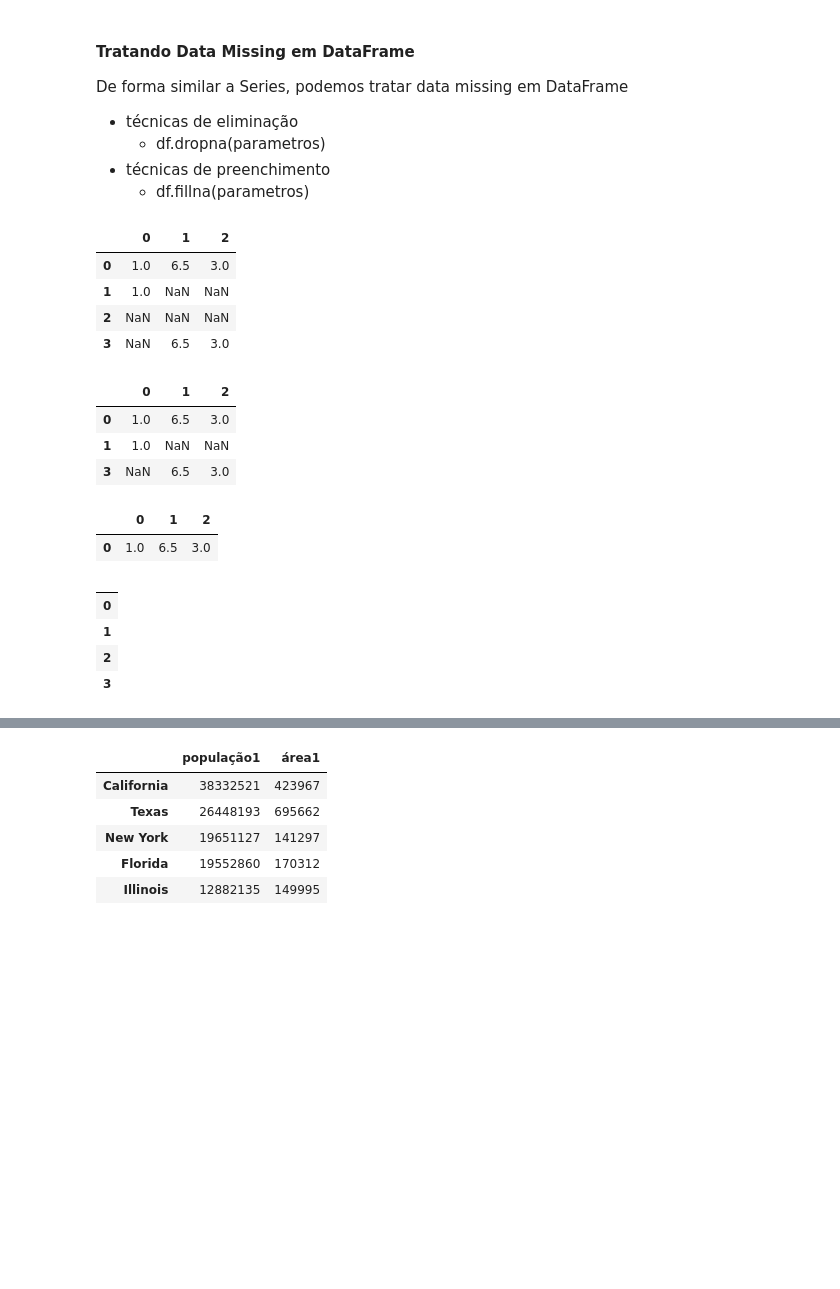
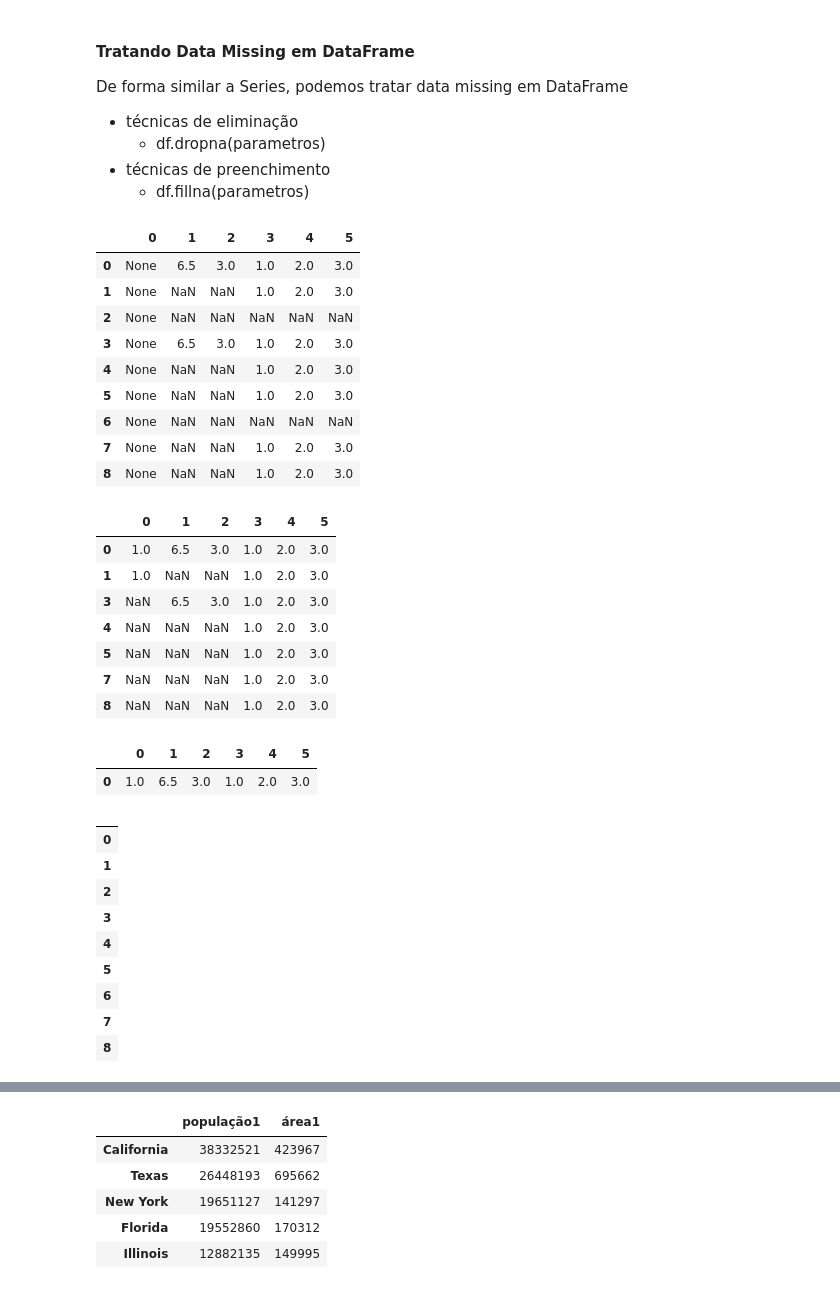
Before and after one commit to arturgmrs/imd_tec_002, a Jupyter notebook: aula_3_1.ipynb, the cells around one changed output, grey strips where cells are left out. Saved outputs shown, nothing was run; the diff lists cells and outputs as text; code cells hidden in the pictures; blank space fills up the shorter version.

```diff
--- a/aula_3_1.ipynb
+++ b/aula_3_1.ipynb
@@ -258,29 +283,52 @@ De forma similar a Series, podemos tratar data missing em DataFrame
 # %%
 # Exemplo: Eliminando data missing em DataFrames
 # Eliminar as linhas com NaN
 # Eliminar as colunas com NaN
 # Eliminar as linhas e colunas com NaN
 
-dataF = DataFrame([[1., 6.5, 3.], [1., None, None], [None, None, None], [None, 6.5, 3.]])
+dataF = DataFrame([[None, 6.5, 3., 1, 2, 3],
+                   [None, None, None,1, 2, 3],
+                   [None, None, None, None, None, None],
+                   [None, 6.5, 3.,1, 2, 3],
+                   [None, None, None, 1, 2, 3],
+                   [None, None, None, 1, 2, 3],
+                   [None, None, None, None, None, None],
+                   [None, None, None, 1, 2, 3],
+                   [None, None, None, 1, 2, 3]
+
+
+
+
+
+                   ])
 dataF
 # %% [output]
-|  | 0 | 1 | 2 |
-| 0 | 1.0 | 6.5 | 3.0 |
-| 1 | 1.0 | NaN | NaN |
-| 2 | NaN | NaN | NaN |
-| 3 | NaN | 6.5 | 3.0 |
+|  | 0 | 1 | 2 | 3 | 4 | 5 |
+| 0 | None | 6.5 | 3.0 | 1.0 | 2.0 | 3.0 |
+| 1 | None | NaN | NaN | 1.0 | 2.0 | 3.0 |
+| 2 | None | NaN | NaN | NaN | NaN | NaN |
+| 3 | None | 6.5 | 3.0 | 1.0 | 2.0 | 3.0 |
+| 4 | None | NaN | NaN | 1.0 | 2.0 | 3.0 |
+| 5 | None | NaN | NaN | 1.0 | 2.0 | 3.0 |
+| 6 | None | NaN | NaN | NaN | NaN | NaN |
+| 7 | None | NaN | NaN | 1.0 | 2.0 | 3.0 |
+| 8 | None | NaN | NaN | 1.0 | 2.0 | 3.0 |
 # %%
 dataF.dropna(how='all')
 # %% [output]
-|  | 0 | 1 | 2 |
-| 0 | 1.0 | 6.5 | 3.0 |
-| 1 | 1.0 | NaN | NaN |
-| 3 | NaN | 6.5 | 3.0 |
+|  | 0 | 1 | 2 | 3 | 4 | 5 |
+| 0 | 1.0 | 6.5 | 3.0 | 1.0 | 2.0 | 3.0 |
+| 1 | 1.0 | NaN | NaN | 1.0 | 2.0 | 3.0 |
+| 3 | NaN | 6.5 | 3.0 | 1.0 | 2.0 | 3.0 |
+| 4 | NaN | NaN | NaN | 1.0 | 2.0 | 3.0 |
+| 5 | NaN | NaN | NaN | 1.0 | 2.0 | 3.0 |
+| 7 | NaN | NaN | NaN | 1.0 | 2.0 | 3.0 |
+| 8 | NaN | NaN | NaN | 1.0 | 2.0 | 3.0 |
 # %%
 dataF.dropna()
 # %% [output]
-|  | 0 | 1 | 2 |
-| 0 | 1.0 | 6.5 | 3.0 |
+|  | 0 | 1 | 2 | 3 | 4 | 5 |
+| 0 | 1.0 | 6.5 | 3.0 | 1.0 | 2.0 | 3.0 |
 # %%
 dataF.dropna(axis='columns')
 # %% [output]
@@ -289,6 +337,11 @@ dataF.dropna(axis='columns')
 | 1 |
 | 2 |
 | 3 |
+| 4 |
+| 5 |
+| 6 |
+| 7 |
+| 8 |
 # %%
 dataF.dropna(how='all', axis='columns')
 # %% [output]
```
Also changed, not shown: parts of 54 cells of this notebook.
